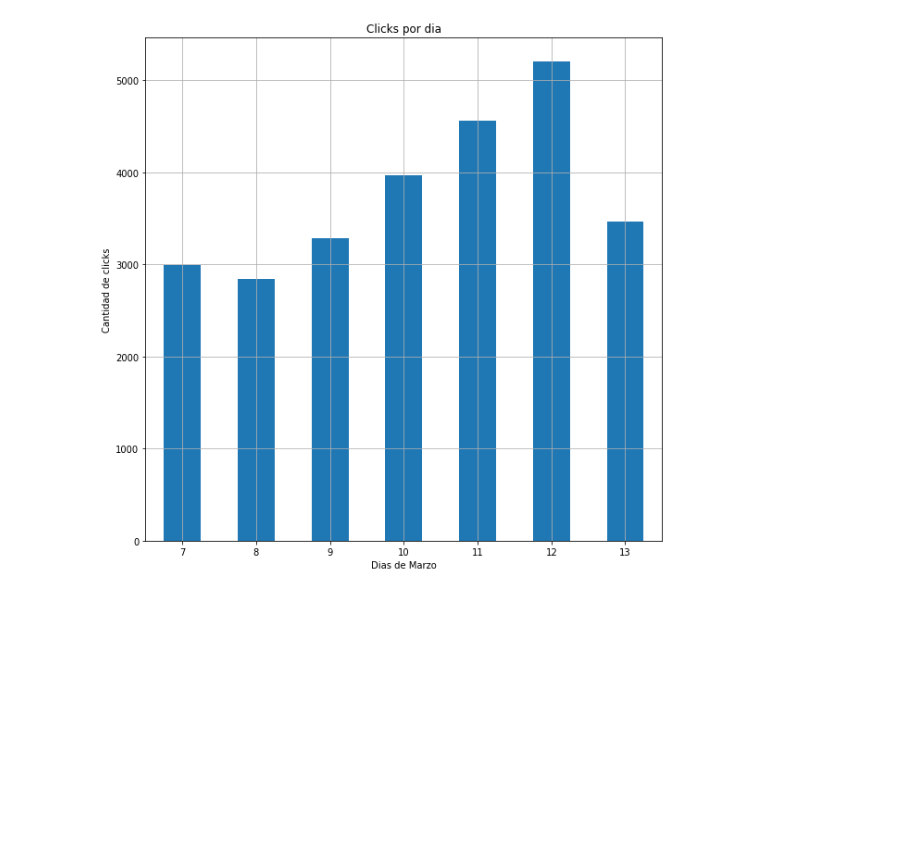
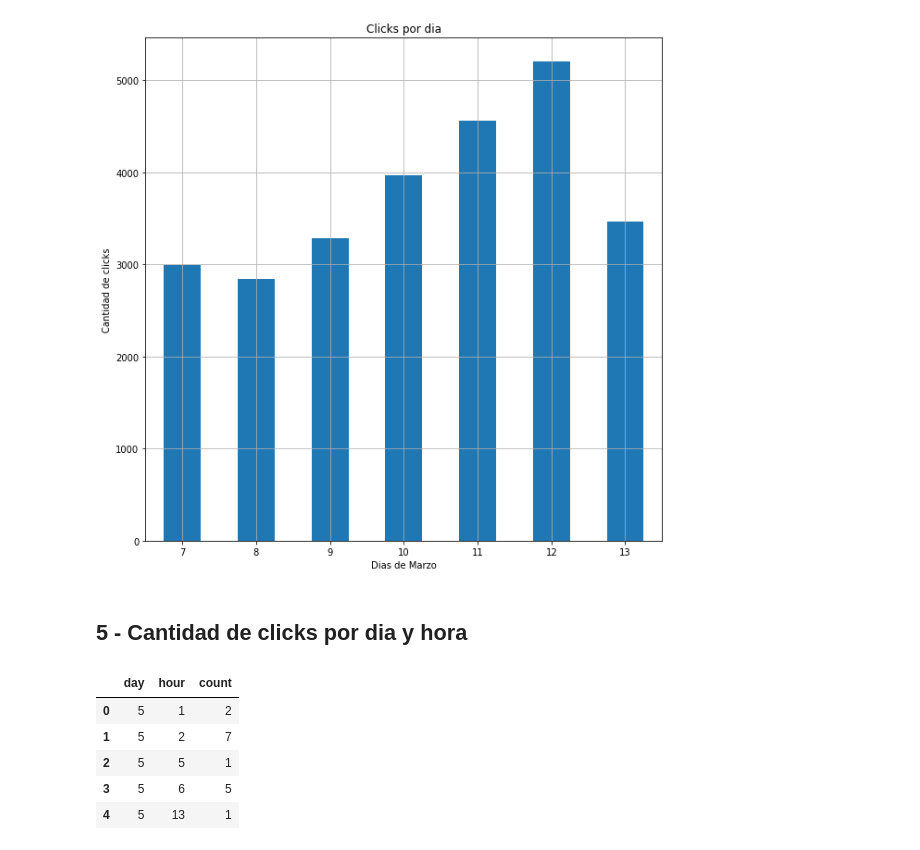
Before and after one commit to sberoch/Datos, a Jupyter notebook: clicks.ipynb, the cells around one changed output. Drawn from its saved outputs; the diff is of its cells as text; code cells hidden in the pictures; blank space fills up the shorter version.

```diff
--- a/clicks.ipynb
+++ b/clicks.ipynb
@@ -237,3 +238,17 @@ grph5.set_ylabel("Cantidad de clicks")
 grph5.set_xlabel("Dias de Marzo");
 # %% [output]
 [figure]
+# %% [markdown]
+## 5 - Cantidad de clicks por dia y hora
+# %%
+clicks_day_hour = clicks.groupby(['day','hour']).agg({'hour':'count'})
+clicks_day_hour = clicks_day_hour.rename(columns={'hour':'count'})
+clicks_day_hour = clicks_day_hour.reset_index()
+clicks_day_hour.head()
+# %% [output]
+|  | day | hour | count |
+| 0 | 5 | 1 | 2 |
+| 1 | 5 | 2 | 7 |
+| 2 | 5 | 5 | 1 |
+| 3 | 5 | 6 | 5 |
+| 4 | 5 | 13 | 1 |
```
Also changed, not shown: parts of 13 cells of this notebook.
